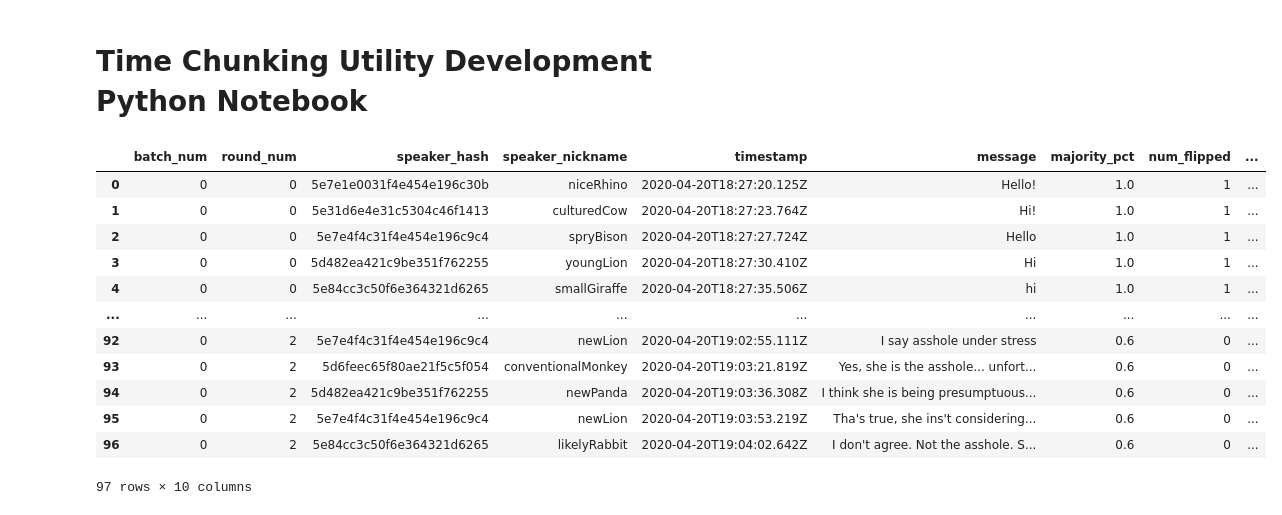
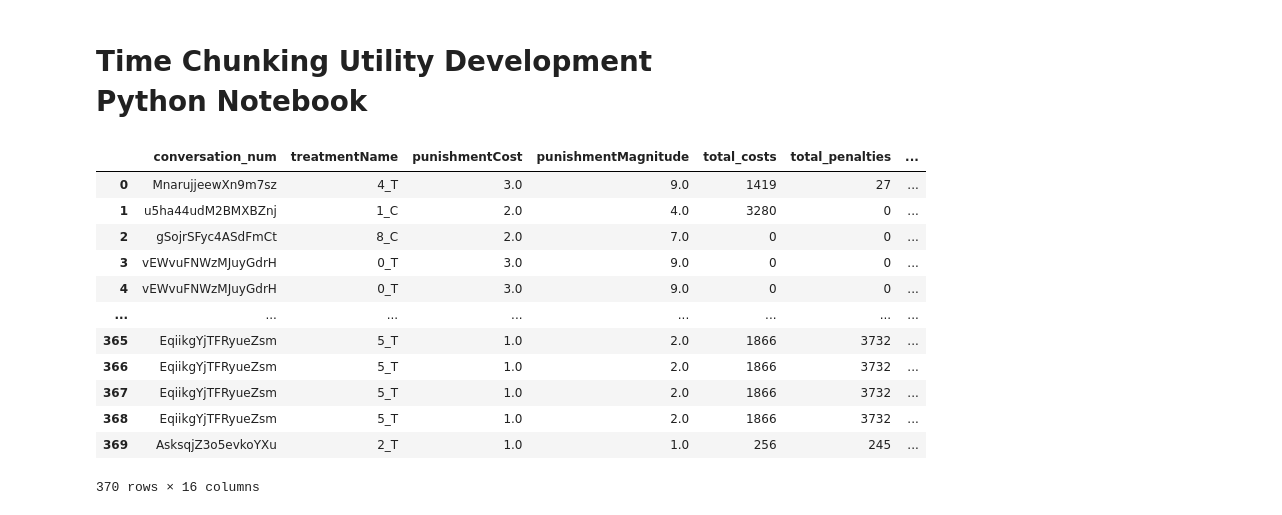
Before and after one commit to Watts-Lab/team_comm_tools, a Jupyter notebook: feature_engine/utils/time_chunking_dev.ipynb, the cells around one changed output. Drawn from its saved outputs; the diff is of its cells as text; code cells hidden in the pictures.

```diff
--- a/feature_engine/utils/time_chunking_dev.ipynb
+++ b/feature_engine/utils/time_chunking_dev.ipynb
@@ -6,17 +7,17 @@ import numpy as np
 # %%
-juries = pd.read_csv('../data/raw_data/juries_tiny_for_testing.csv')
-juries
+csop = pd.read_csv('../data/raw_data/pgg_conversations_withblanks.csv')
+csop
 # %% [output]
-|  | batch_num | round_num | speaker_hash | speaker_nickname | timestamp | message | majority_pct | num_flipped | ... |
-| 0 | 0 | 0 | 5e7e1e0031f4e454e196c30b | niceRhino | 2020-04-20T18:27:20.125Z | Hello! | 1.0 | 1 | ... |
-| 1 | 0 | 0 | 5e31d6e4e31c5304c46f1413 | culturedCow | 2020-04-20T18:27:23.764Z | Hi! | 1.0 | 1 | ... |
-| 2 | 0 | 0 | 5e7e4f4c31f4e454e196c9c4 | spryBison | 2020-04-20T18:27:27.724Z | Hello | 1.0 | 1 | ... |
-| 3 | 0 | 0 | 5d482ea421c9be351f762255 | youngLion | 2020-04-20T18:27:30.410Z | Hi | 1.0 | 1 | ... |
-| 4 | 0 | 0 | 5e84cc3c50f6e364321d6265 | smallGiraffe | 2020-04-20T18:27:35.506Z | hi | 1.0 | 1 | ... |
-| ... | ... | ... | ... | ... | ... | ... | ... | ... | ... |
-| 92 | 0 | 2 | 5e7e4f4c31f4e454e196c9c4 | newLion | 2020-04-20T19:02:55.111Z | I say asshole under stress | 0.6 | 0 | ... |
-| 93 | 0 | 2 | 5d6feec65f80ae21f5c5f054 | conventionalMonkey | 2020-04-20T19:03:21.819Z | Yes, she is the asshole... unfort... | 0.6 | 0 | ... |
-| 94 | 0 | 2 | 5d482ea421c9be351f762255 | newPanda | 2020-04-20T19:03:36.308Z | I think she is being presumptuous... | 0.6 | 0 | ... |
-| 95 | 0 | 2 | 5e7e4f4c31f4e454e196c9c4 | newLion | 2020-04-20T19:03:53.219Z | Tha's true, she ins't considering... | 0.6 | 0 | ... |
-| 96 | 0 | 2 | 5e84cc3c50f6e364321d6265 | likelyRabbit | 2020-04-20T19:04:02.642Z | I don't agree. Not the asshole. S... | 0.6 | 0 | ... |
+|  | conversation_num | treatmentName | punishmentCost | punishmentMagnitude | total_costs | total_penalties | ... |
+| 0 | MnarujjeewXn9m7sz | 4_T | 3.0 | 9.0 | 1419 | 27 | ... |
+| 1 | u5ha44udM2BMXBZnj | 1_C | 2.0 | 4.0 | 3280 | 0 | ... |
+| 2 | gSojrSFyc4ASdFmCt | 8_C | 2.0 | 7.0 | 0 | 0 | ... |
+| 3 | vEWvuFNWzMJuyGdrH | 0_T | 3.0 | 9.0 | 0 | 0 | ... |
+| 4 | vEWvuFNWzMJuyGdrH | 0_T | 3.0 | 9.0 | 0 | 0 | ... |
+| ... | ... | ... | ... | ... | ... | ... | ... |
+| 365 | EqiikgYjTFRyueZsm | 5_T | 1.0 | 2.0 | 1866 | 3732 | ... |
+| 366 | EqiikgYjTFRyueZsm | 5_T | 1.0 | 2.0 | 1866 | 3732 | ... |
+| 367 | EqiikgYjTFRyueZsm | 5_T | 1.0 | 2.0 | 1866 | 3732 | ... |
+| 368 | EqiikgYjTFRyueZsm | 5_T | 1.0 | 2.0 | 1866 | 3732 | ... |
+| 369 | AsksqjZ3o5evkoYXu | 2_T | 1.0 | 1.0 | 256 | 245 | ... |
-97 rows × 10 columns
+370 rows × 16 columns
```
Also changed, not shown: parts of 5 cells of this notebook, 1 other file.
